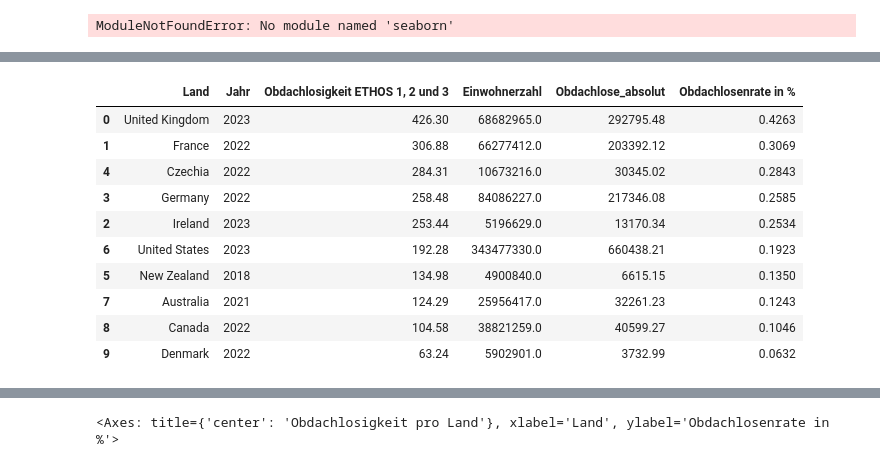
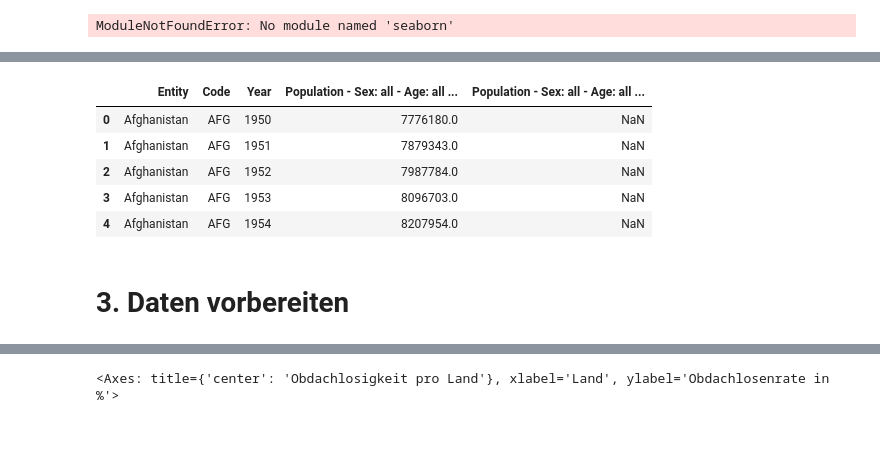
Before and after one commit to Lulibi/Informatik-LN, a Jupyter notebook: Obdachlosigkeit.ipynb, the cells around one changed output, grey strips where cells are left out. Drawn from its saved outputs; the diff is of its cells as text; code cells hidden in the pictures; blank space fills up the shorter version.

```diff
--- a/Obdachlosigkeit.ipynb
+++ b/Obdachlosigkeit.ipynb
@@ -115,21 +42,12 @@ Berechnung: Obdachlosigkeit ETHOS 1, 2 & 3 / 100000 * 100
-# %%
-merged=pd.merge(Obdachlosigkeit_sortiert, Population, how='inner', on= ["Land", "Jahr", "Code"]).round(2)
-merged["Obdachlose_absolut"] = (merged["Obdachlosigkeit ETHOS 1, 2 und 3"] / 100000 * merged["Einwohnerzahl"]).round(2)
-merged["Obdachlosenrate in %"] = (merged["Obdachlosigkeit ETHOS 1, 2 und 3"]/100000*100).round(4)
-merged.drop("Obdachlosigkeit ETHOS 1", axis=1, inplace=True)
-merged.drop("Obdachlosigkeit ETHOS 2 und 3", axis=1, inplace=True)
-merged.drop("Code", axis=1, inplace=True)
-merged_Top10 = merged.sort_values(by="Obdachlosenrate in %", ascending=False).head(10)
-merged_Top10.head(10)
-# %% [output]
-|  | Land | Jahr | Obdachlosigkeit ETHOS 1, 2 und 3 | Einwohnerzahl | Obdachlose_absolut | Obdachlosenrate in % |
-| 0 | United Kingdom | 2023 | 426.30 | 68682965.0 | 292795.48 | 0.4263 |
-| 1 | France | 2022 | 306.88 | 66277412.0 | 203392.12 | 0.3069 |
-| 4 | Czechia | 2022 | 284.31 | 10673216.0 | 30345.02 | 0.2843 |
-| 3 | Germany | 2022 | 258.48 | 84086227.0 | 217346.08 | 0.2585 |
-| 2 | Ireland | 2023 | 253.44 | 5196629.0 | 13170.34 | 0.2534 |
-| 6 | United States | 2023 | 192.28 | 343477330.0 | 660438.21 | 0.1923 |
-| 5 | New Zealand | 2018 | 134.98 | 4900840.0 | 6615.15 | 0.1350 |
-| 7 | Australia | 2021 | 124.29 | 25956417.0 | 32261.23 | 0.1243 |
-| 8 | Canada | 2022 | 104.58 | 38821259.0 | 40599.27 | 0.1046 |
-| 9 | Denmark | 2022 | 63.24 | 5902901.0 | 3732.99 | 0.0632 |
+# %%
+Population = pd.read_csv("population-with-un-projections.csv")
+Population.head()
+# %% [output]
+|  | Entity | Code | Year | Population - Sex: all - Age: all ... | Population - Sex: all - Age: all ... |
+| 0 | Afghanistan | AFG | 1950 | 7776180.0 | NaN |
+| 1 | Afghanistan | AFG | 1951 | 7879343.0 | NaN |
+| 2 | Afghanistan | AFG | 1952 | 7987784.0 | NaN |
+| 3 | Afghanistan | AFG | 1953 | 8096703.0 | NaN |
+| 4 | Afghanistan | AFG | 1954 | 8207954.0 | NaN |
+# %% [markdown]
+# 3. Daten vorbereiten
```
Also changed, not shown: parts of 27 cells of this notebook.
